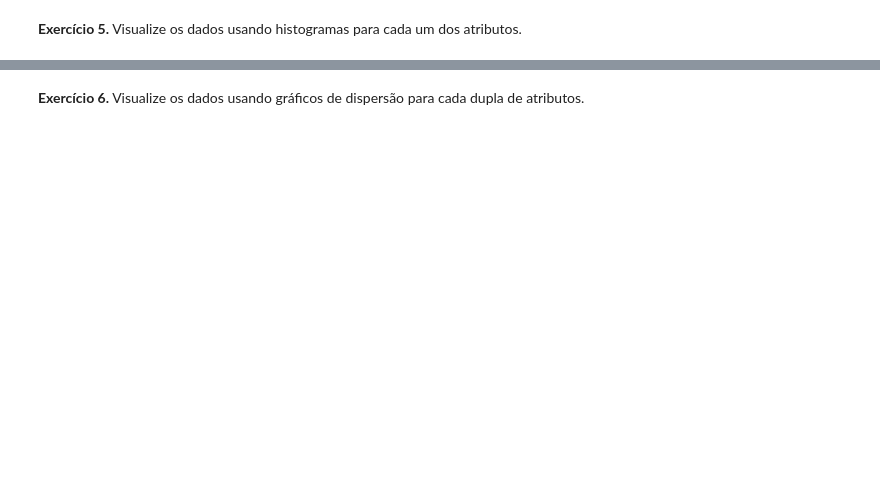
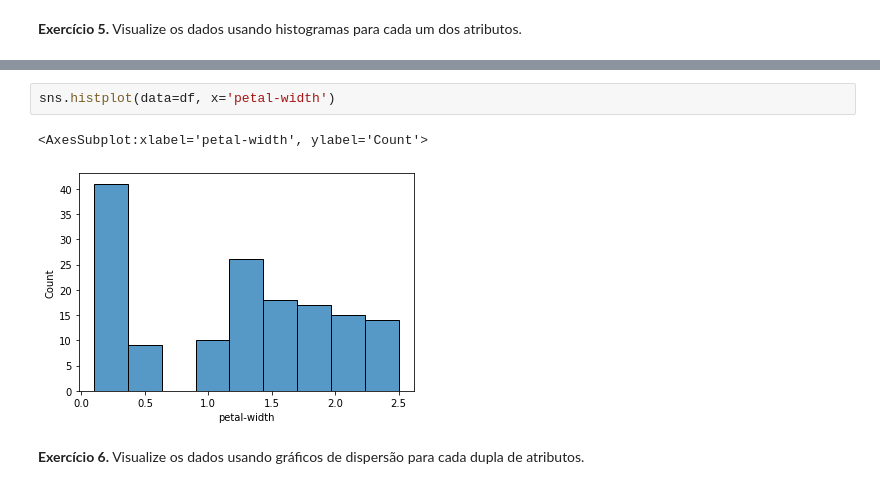
Before and after one commit to G7-DataScience/Exercicios, a Jupyter notebook: Grupo7_Curso_ICD_Exercício_Análise_Exploratória_de_Dados_IRIS.ipynb, the cells around one changed output, grey strips where cells are left out. Saved outputs shown, nothing was run; the diff lists cells and outputs as text; blank space fills up the shorter version.

```diff
--- a/Grupo7_Curso_ICD_Exercício_Análise_Exploratória_de_Dados_IRIS.ipynb
+++ b/Grupo7_Curso_ICD_Exercício_Análise_Exploratória_de_Dados_IRIS.ipynb
@@ -33,2 +68,7 @@ dataset = pd.read_csv(url)
+# %%
+sns.histplot(data=df, x='petal-width')
+# %% [output]
+<AxesSubplot:xlabel='petal-width', ylabel='Count'>
+[figure, added]
 # %% [markdown]
 **Exercício 6.** Visualize os dados usando gráficos de dispersão para cada dupla de atributos.
```
Also changed, not shown: parts of 11 cells of this notebook.
